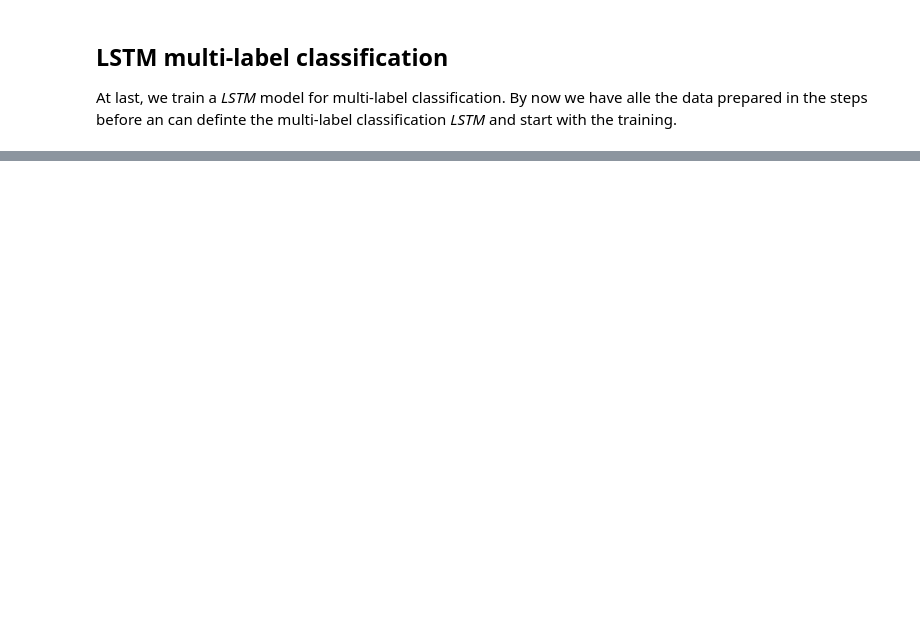
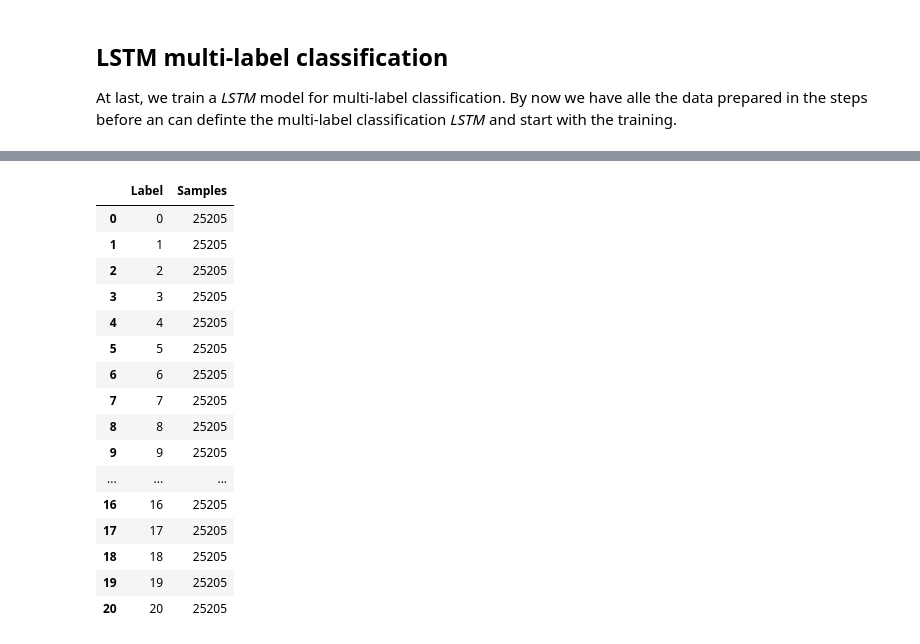
Before and after one commit to CKeibel/tennessee-eastman-process-simulation, a Jupyter notebook: 00-complete.ipynb, the cells around one changed output, grey strips where cells are left out. Saved outputs shown, nothing was run; the diff lists cells and outputs as text; code cells hidden in the pictures; blank space fills up the shorter version.

```diff
--- a/00-complete.ipynb
+++ b/00-complete.ipynb
@@ -1188 +1225,36 @@ class ClassificationLSTM(nn.Module):
+# %%
+# convert labels to pandas series
+data = pd.Series(y_train_multilabel)
+# get count of least labels
+n = data.value_counts().min()
+# initialize new sampled labels
+sampled_labels = pd.Series(index=[])
+
+# Loop over every label for sampling
+for value in data.unique():
+    # sample n random labels with index
+    samples = data[data == value].sample(n=n, replace=False)
+    # append labels to sampled labels
+    sampled_labels = sampled_labels._append(samples)
+# %%
+sampled_label_distribution = np.unique(sampled_labels, return_counts=True)
+pd.DataFrame({"Label": sampled_label_distribution[0], "Samples": sampled_label_distribution[1]})
+# %% [output]
+|  | Label | Samples |
+| 0 | 0 | 25205 |
+| 1 | 1 | 25205 |
+| 2 | 2 | 25205 |
+| 3 | 3 | 25205 |
+| 4 | 4 | 25205 |
+| 5 | 5 | 25205 |
+| 6 | 6 | 25205 |
+| 7 | 7 | 25205 |
+| 8 | 8 | 25205 |
+| 9 | 9 | 25205 |
+| ... | ... | ... |
+| 16 | 16 | 25205 |
+| 17 | 17 | 25205 |
+| 18 | 18 | 25205 |
+| 19 | 19 | 25205 |
+| 20 | 20 | 25205 |
 # %%
```
Also changed, not shown: parts of 28 cells of this notebook.
